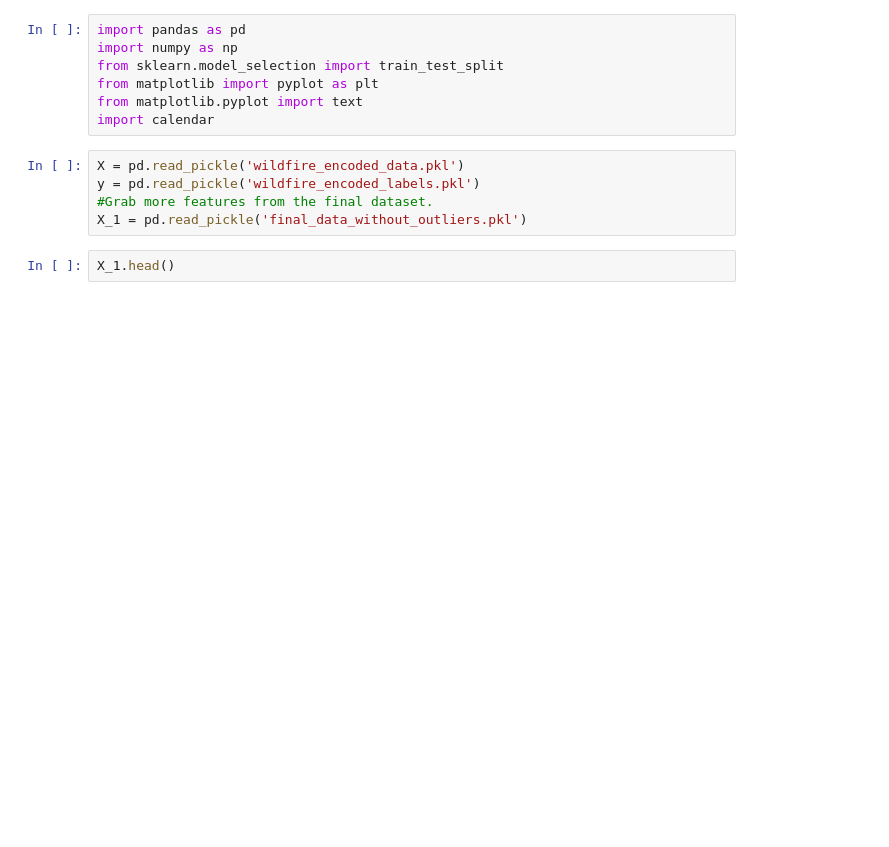
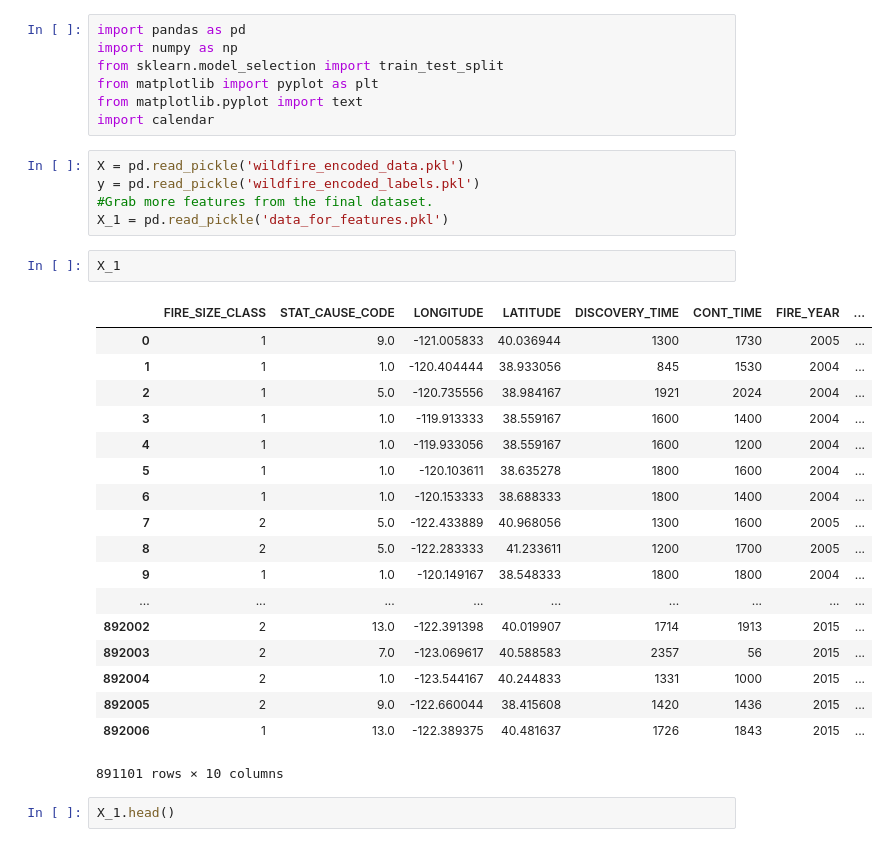
Before and after one commit to li-mc/wildfire_data, a Jupyter notebook: analysis_using_starting_features.ipynb, the cells around one changed output. Saved outputs shown, nothing was run; the diff lists cells and outputs as text; blank space fills up the shorter version.

```diff
--- a/analysis_using_starting_features.ipynb
+++ b/analysis_using_starting_features.ipynb
@@ -11,7 +11,28 @@ import calendar
 X = pd.read_pickle('wildfire_encoded_data.pkl')
 y = pd.read_pickle('wildfire_encoded_labels.pkl')
 #Grab more features from the final dataset.
-X_1 = pd.read_pickle('final_data_without_outliers.pkl')
+X_1 = pd.read_pickle('data_for_features.pkl')
+# %%
+X_1
+# %% [output]
+|  | FIRE_SIZE_CLASS | STAT_CAUSE_CODE | LONGITUDE | LATITUDE | DISCOVERY_TIME | CONT_TIME | FIRE_YEAR | ... |
+| 0 | 1 | 9.0 | -121.005833 | 40.036944 | 1300 | 1730 | 2005 | ... |
+| 1 | 1 | 1.0 | -120.404444 | 38.933056 | 845 | 1530 | 2004 | ... |
+| 2 | 1 | 5.0 | -120.735556 | 38.984167 | 1921 | 2024 | 2004 | ... |
+| 3 | 1 | 1.0 | -119.913333 | 38.559167 | 1600 | 1400 | 2004 | ... |
+| 4 | 1 | 1.0 | -119.933056 | 38.559167 | 1600 | 1200 | 2004 | ... |
+| 5 | 1 | 1.0 | -120.103611 | 38.635278 | 1800 | 1600 | 2004 | ... |
+| 6 | 1 | 1.0 | -120.153333 | 38.688333 | 1800 | 1400 | 2004 | ... |
+| 7 | 2 | 5.0 | -122.433889 | 40.968056 | 1300 | 1600 | 2005 | ... |
+| 8 | 2 | 5.0 | -122.283333 | 41.233611 | 1200 | 1700 | 2005 | ... |
+| 9 | 1 | 1.0 | -120.149167 | 38.548333 | 1800 | 1800 | 2004 | ... |
+| ... | ... | ... | ... | ... | ... | ... | ... | ... |
+| 892002 | 2 | 13.0 | -122.391398 | 40.019907 | 1714 | 1913 | 2015 | ... |
+| 892003 | 2 | 7.0 | -123.069617 | 40.588583 | 2357 | 56 | 2015 | ... |
+| 892004 | 2 | 1.0 | -123.544167 | 40.244833 | 1331 | 1000 | 2015 | ... |
+| 892005 | 2 | 9.0 | -122.660044 | 38.415608 | 1420 | 1436 | 2015 | ... |
+| 892006 | 1 | 13.0 | -122.389375 | 40.481637 | 1726 | 1843 | 2015 | ... |
+891101 rows × 10 columns
 # %%
 X_1.head()
 # %% [output]
```
Also changed, not shown: parts of 4 cells of this notebook, 6 other files.
